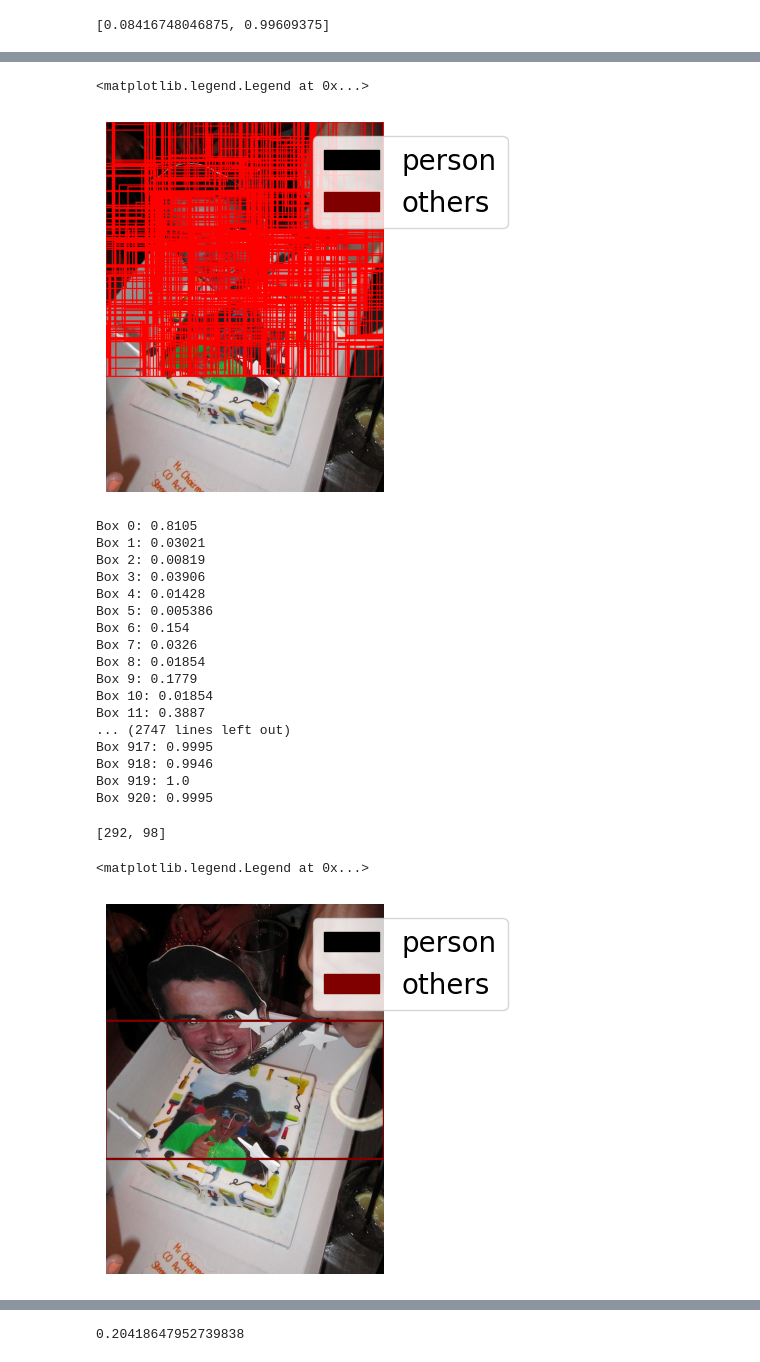
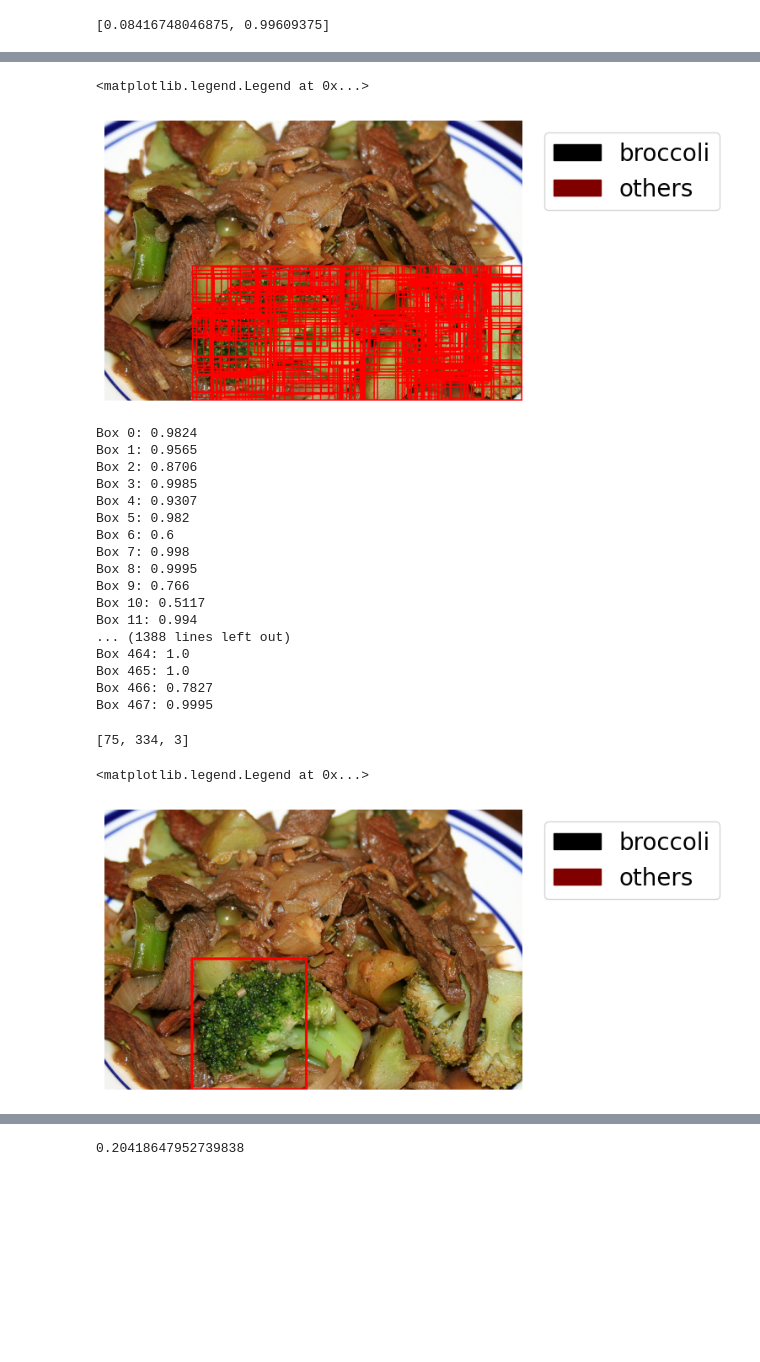
Before and after one commit to zixinglin07/instance-lseg, a Jupyter notebook: refcoco_notebook.ipynb, the cells around one changed output, grey strips where cells are left out. Cells and saved outputs as stored; diff of their text form; code cells hidden in the pictures; blank space fills up the shorter version.

Commit message:
added charts and good example (brocolli)

```diff
--- a/refcoco_notebook.ipynb
+++ b/refcoco_notebook.ipynb
@@ -656,7 +656,7 @@ len(img_paths): 20210
 val
 MultiEvalModule: base_size 520, crop_size 480
 # %%
-ref_id = ref_ids[32]
+ref_id = ref_ids[91]
 #if counter<=(checkpoint+2): #somehow need to add +2 to checkpoint to resume
 #    counter+=1
 #    continue
@@ -910,7 +919,7 @@ plt.legend(handles=patches, loc='upper right', bbox_to_anchor=(1.5, 1), prop={'s
 #bboxes
 # %% [output]
 <matplotlib.legend.Legend at 0x...>
-[figure, old version]
+[figure, new version]
 # %%
 for sentence in ref['sentences']:
     max_score = 0
@@ -940,63 +949,63 @@ for sentence in ref['sentences']:
     #else:
     #    break
 # %% [output]
-Box 0: 0.8105
-Box 1: 0.03021
-Box 2: 0.00819
-Box 3: 0.03906
-Box 4: 0.01428
-Box 5: 0.005386
-Box 6: 0.154
-Box 7: 0.0326
-Box 8: 0.01854
-Box 9: 0.1779
-Box 10: 0.01854
-Box 11: 0.3887
-... (2747 lines left out)
-Box 917: 0.9995
-Box 918: 0.9946
-Box 919: 1.0
-Box 920: 0.9995
+Box 0: 0.9824
+Box 1: 0.9565
+Box 2: 0.8706
+Box 3: 0.9985
+Box 4: 0.9307
+Box 5: 0.982
+Box 6: 0.6
+Box 7: 0.998
+Box 8: 0.9995
+Box 9: 0.766
+Box 10: 0.5117
+Box 11: 0.994
+... (1388 lines left out)
+Box 464: 1.0
+Box 465: 1.0
+Box 466: 0.7827
+Box 467: 0.9995
 # %%
 vote_arr
 #best_id = 585
 # %% [output]
-[292, 98]
+[75, 334, 3]
 # %%
 from PIL import Image, ImageDraw
 img_copy_test = img.copy()
 
 #idx = best_id
 #print((processed_new_bbox[i][j]))
 topLeft_new = [99999999,9999999]
 botRight_new = [-1,-1]
 
 for box_id in vote_arr:
     #print(prop_rects[box_id])
     if prop_rects[box_id][0]<topLeft_new[0]:
         topLeft_new[0] = prop_rects[box_id][0]
     if prop_rects[box_id][1]<topLeft_new[1]:
         topLeft_new[1] = prop_rects[box_id][1]
     if prop_rects[box_id][2]>botRight_new[0]:
         botRight_new[0] = prop_rects[box_id][2]
     if prop_rects[box_id][3]>botRight_new[1]:
         botRight_new[1] = prop_rects[box_id][3]
 final_bbox = [topLeft_new[0], topLeft_new[1], botRight_new[0],botRight_new[1]]
 final_bbox
 img2 = ImageDraw.Draw(img_copy_test)
 #rect_color = getHexColor(rgba_cols[i])
-draw_rectangle(img2, (topLeft_new,botRight_new),color = tuple(rgba_cols[i]), width=4)
-#draw_rectangle(img1, (topLeft,bottomRight),color = "red", width=2)
+#draw_rectangle(img2, (topLeft_new,botRight_new),color = tuple(rgba_cols[i]), width=4)
+draw_rectangle(img2, (topLeft_new,botRight_new),color = "red", width=4)
 plt.axis('off')
 plt.imshow(img_copy_test)
 plt.legend(handles=patches, loc='upper right', bbox_to_anchor=(1.5, 1), prop={'size': 20})
 #**TODO** IOU, remember to check for size difference
 #plt.figure()
 #refer.showRef(ref, seg_box='box')
 #plt.show()
 # %% [output]
 <matplotlib.legend.Legend at 0x...>
-[figure, old version]
+[figure, new version]
 # %%
 plt.figure()
 refer.showRef(ref, seg_box='box')
```
Also changed, not shown: parts of 7 cells of this notebook, 3 other files.
